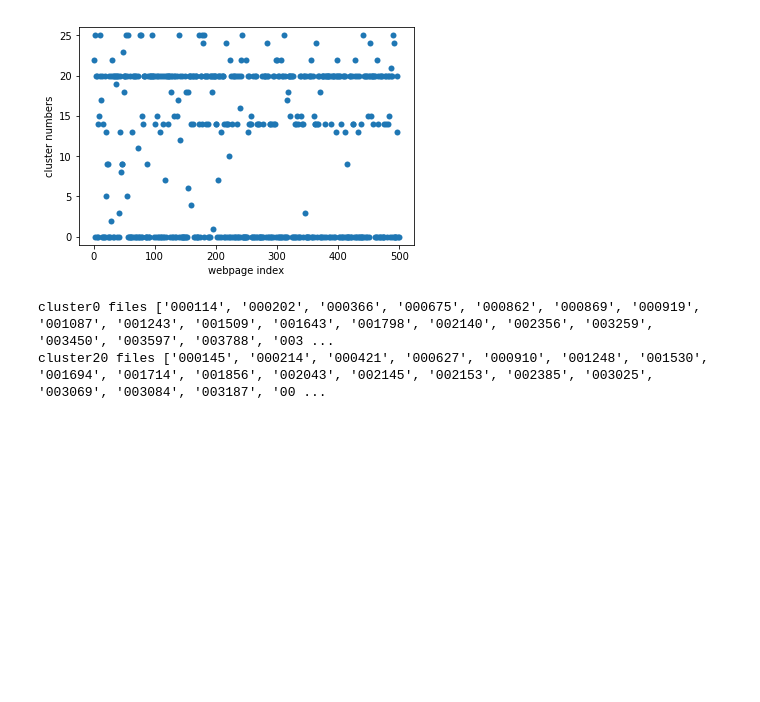
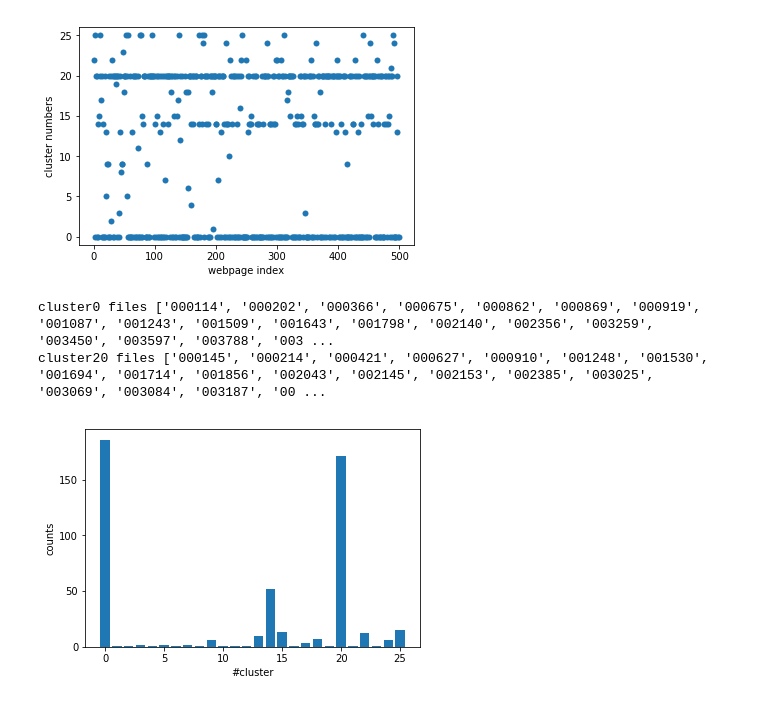
Before and after one commit to lorian/website-tags, a Jupyter notebook: KmeansClusterTest.ipynb, the cells around one changed output. Drawn from its saved outputs; the diff is of its cells as text; code cells hidden in the pictures; blank space fills up the shorter version.

Commit message:
add one more plot:cluster distribution

```diff
--- a/KmeansClusterTest.ipynb
+++ b/KmeansClusterTest.ipynb
@@ -120,13 +120,15 @@ plt.ylabel('cluster numbers')
 plt.show()
 # %% [output]
 [figure]
-# %%
-tmp=prediction_clusters[25]
-fileindex0=[]
-fileindex20=[]
-for i,j in enumerate(tmp):
-    if j==0:
-        fileindex0.append(i)
-    if j==20:
-        fileindex20.append(i)
+# %%
+tmp=prediction_clusters[25]
+fileindex=[]
+clusterfilename=[]
+for i in range (max(tmp)+1):
+    tmp2=[]
+    for j,k in enumerate(tmp):
+        if k==i:
+            tmp2.append(j)
+    fileindex.append(tmp2)
+    clusterfilename.append([list_of_files[x][-12:-6] for x in fileindex[i]])
 # %%
@@ -138,3 +139,11 @@ print("cluster20 files {}".format(cluster20))
 # %% [output]
 cluster0 files ['000114', '000202', '000366', '000675', '000862', '000869', '000919', '001087', '001243', '001509', '001643', '001798', '002140', '002356', '003259', '003450', '003597', '003788', '003 ...
 cluster20 files ['000145', '000214', '000421', '000627', '000910', '001248', '001530', '001694', '001714', '001856', '002043', '002145', '002153', '002385', '003025', '003069', '003084', '003187', '00 ...
+# %%
+plt.bar(range(max(tmp)+1),height=[len(x) for x in fileindex],align='center')
+#plt.yscale('log')
+plt.xlabel('#cluster')
+plt.ylabel('counts')
+plt.show()
+# %% [output]
+[figure, added]
```
Also changed, not shown: parts of 1 cell of this notebook.
